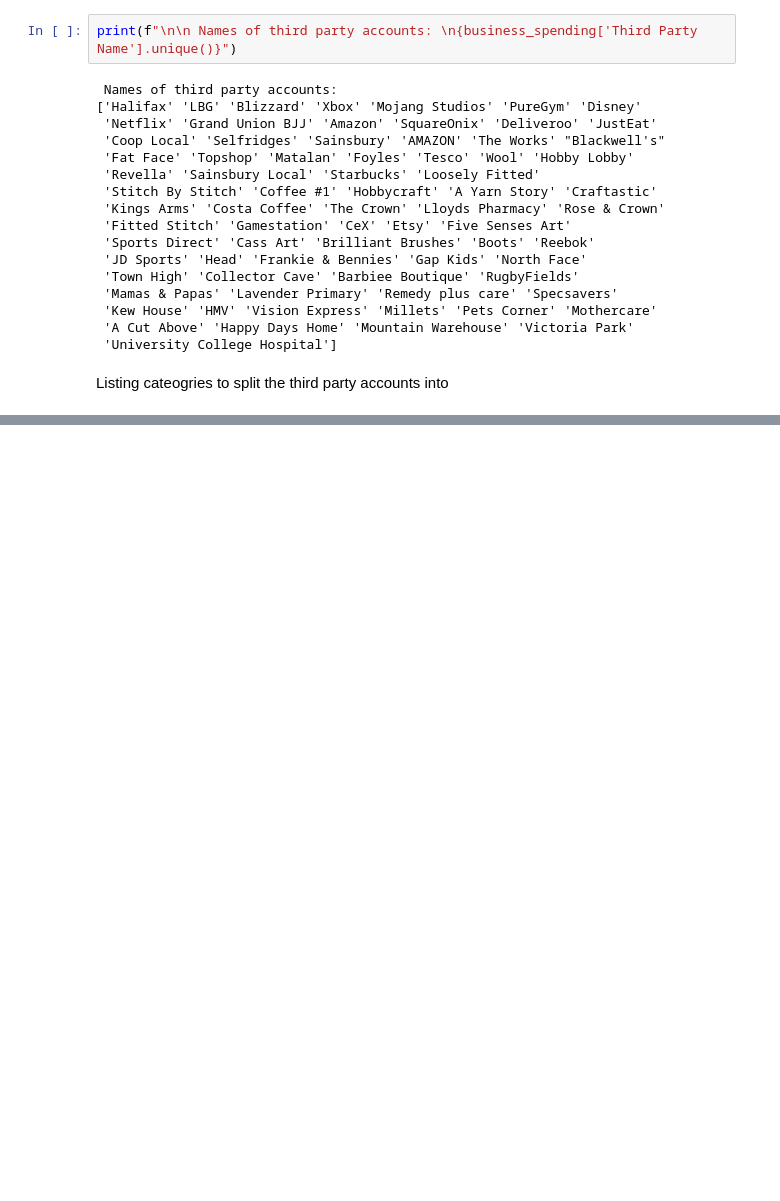
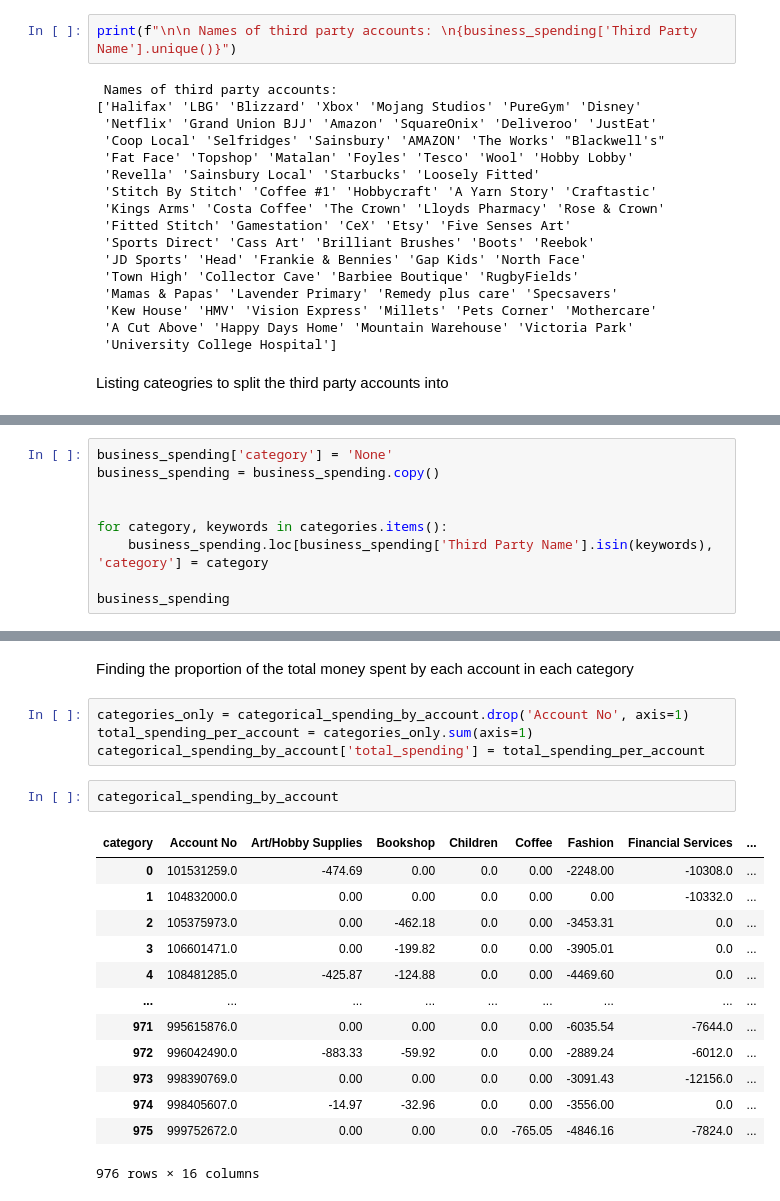
Before and after one commit to UoB-DSMP-2023-24/dsmp-2024-group34, a Jupyter notebook: New Data - Sorting into spending sectors.ipynb, the cells around one changed output, grey strips where cells are left out. Drawn from its saved outputs; the diff is of its cells as text; blank space fills up the shorter version.

```diff
--- a/New Data - Sorting into spending sectors.ipynb
+++ b/New Data - Sorting into spending sectors.ipynb
@@ -191,0 +188,9 @@ Name: count, dtype: int64
+# %%
+business_spending['category'] = 'None'
+business_spending = business_spending.copy()
+
+
+for category, keywords in categories.items():
+    business_spending.loc[business_spending['Third Party Name'].isin(keywords), 'category'] = category
+
+business_spending
@@ -191,0 +237,22 @@ Name: count, dtype: int64
+# %% [markdown]
+Finding the proportion of the total money spent by each account in each category
+# %%
+categories_only = categorical_spending_by_account.drop('Account No', axis=1)
+total_spending_per_account = categories_only.sum(axis=1)
+categorical_spending_by_account['total_spending'] = total_spending_per_account
+# %%
+categorical_spending_by_account
+# %% [output]
+| category | Account No | Art/Hobby Supplies | Bookshop | Children | Coffee | Fashion | Financial Services | ... |
+| 0 | 101531259.0 | -474.69 | 0.00 | 0.0 | 0.00 | -2248.00 | -10308.0 | ... |
+| 1 | 104832000.0 | 0.00 | 0.00 | 0.0 | 0.00 | 0.00 | -10332.0 | ... |
+| 2 | 105375973.0 | 0.00 | -462.18 | 0.0 | 0.00 | -3453.31 | 0.0 | ... |
+| 3 | 106601471.0 | 0.00 | -199.82 | 0.0 | 0.00 | -3905.01 | 0.0 | ... |
+| 4 | 108481285.0 | -425.87 | -124.88 | 0.0 | 0.00 | -4469.60 | 0.0 | ... |
+| ... | ... | ... | ... | ... | ... | ... | ... | ... |
+| 971 | 995615876.0 | 0.00 | 0.00 | 0.0 | 0.00 | -6035.54 | -7644.0 | ... |
+| 972 | 996042490.0 | -883.33 | -59.92 | 0.0 | 0.00 | -2889.24 | -6012.0 | ... |
+| 973 | 998390769.0 | 0.00 | 0.00 | 0.0 | 0.00 | -3091.43 | -12156.0 | ... |
+| 974 | 998405607.0 | -14.97 | -32.96 | 0.0 | 0.00 | -3556.00 | 0.0 | ... |
+| 975 | 999752672.0 | 0.00 | 0.00 | 0.0 | -765.05 | -4846.16 | -7824.0 | ... |
+976 rows × 16 columns
```
Also changed, not shown: parts of 15 cells of this notebook, 1 other file.
